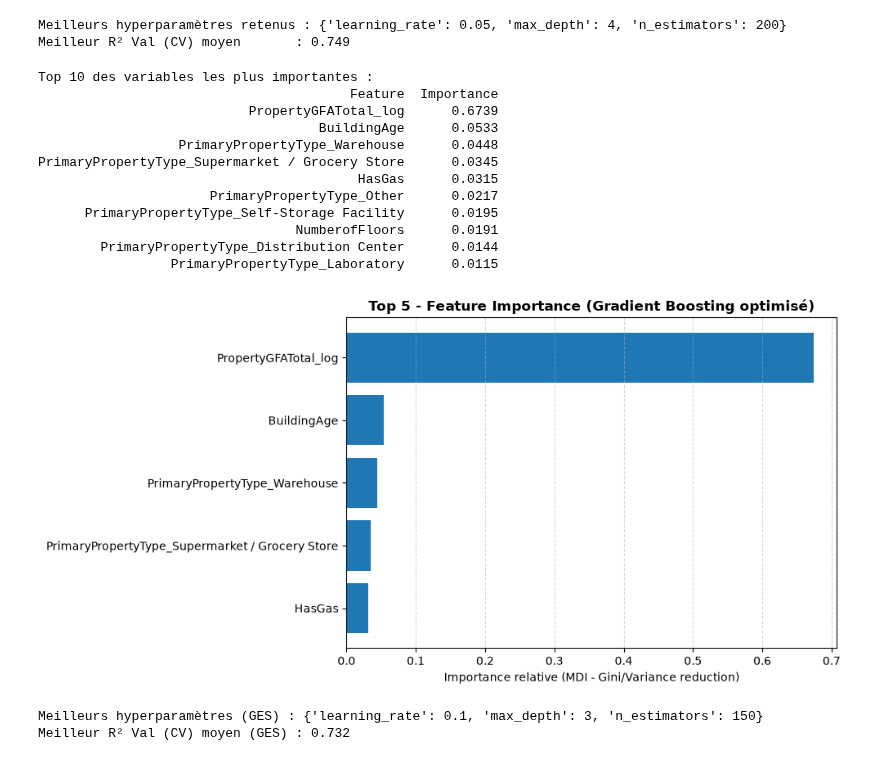
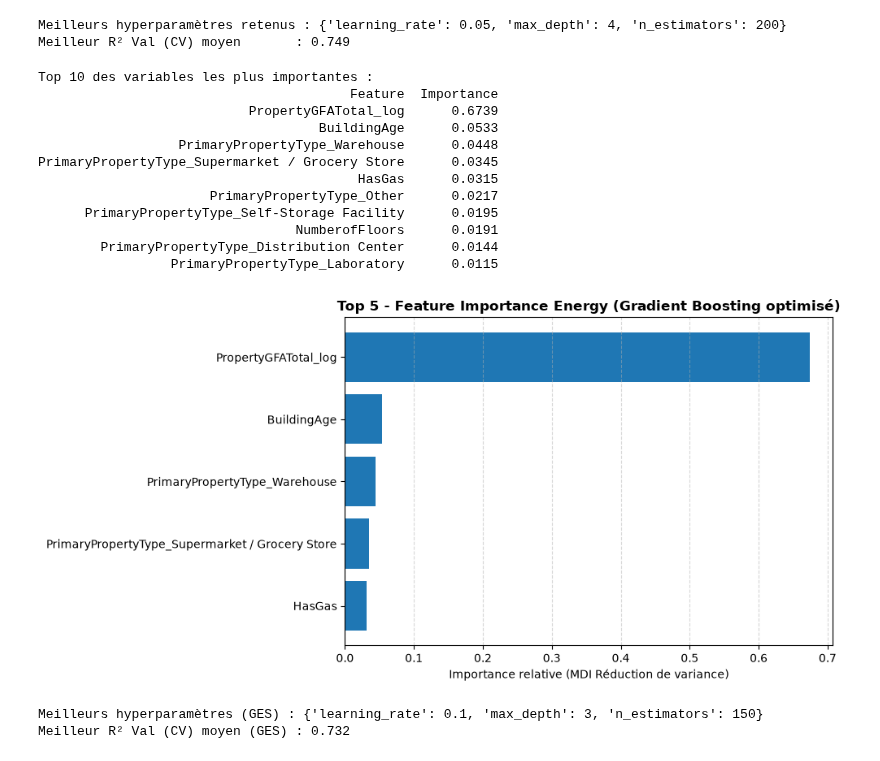
Before and after one commit to Alexis-h2/P3_OC_consommation_batiments_IA, a Jupyter notebook: Hernandez_Alexis_1_notebook_102026.ipynb, the cells around one changed output. Saved outputs shown, nothing was run; the diff lists cells and outputs as text; code cells hidden in the pictures.

Commit message:
correction de titre sur les graphs features importance

```diff
--- a/Hernandez_Alexis_1_notebook_102026.ipynb
+++ b/Hernandez_Alexis_1_notebook_102026.ipynb
@@ -1186,36 +1186,36 @@ df_importance = pd.DataFrame({
     'Importance': importances
 }).sort_values(by='Importance', ascending=False)
 
 # Affichage des 10 variables les plus impactantes
 print("\nTop 10 des variables les plus importantes :")
 print(df_importance.head(10).round(4).to_string(index=False))
 
 # Tracé graphique de l'importance des variables
 
 plt.figure(figsize=(10, 5))
 top_n = 5
 top_features = df_importance.head(top_n).sort_values(by='Importance', ascending=True)
 
 plt.barh(top_features['Feature'], top_features['Importance'], color='#1f77b4', edgecolor='none')
-plt.title(f"Top {top_n} - Feature Importance (Gradient Boosting optimisé)", fontsize=12, fontweight='bold')
-plt.xlabel("Importance relative (MDI - Gini/Variance reduction)")
+plt.title(f"Top {top_n} - Feature Importance Energy (Gradient Boosting optimisé)", fontsize=12, fontweight='bold')
+plt.xlabel("Importance relative (MDI Réduction de variance)")
 plt.grid(axis='x', linestyle='--', alpha=0.5)
 plt.tight_layout()
 plt.show()
 # %% [output]
 Top 10 des variables les plus importantes :
                                         Feature  Importance
                            PropertyGFATotal_log      0.6739
                                     BuildingAge      0.0533
                   PrimaryPropertyType_Warehouse      0.0448
 PrimaryPropertyType_Supermarket / Grocery Store      0.0345
                                          HasGas      0.0315
                       PrimaryPropertyType_Other      0.0217
       PrimaryPropertyType_Self-Storage Facility      0.0195
                                  NumberofFloors      0.0191
         PrimaryPropertyType_Distribution Center      0.0144
                  PrimaryPropertyType_Laboratory      0.0115
-[figure, old version]
+[figure, new version]
 # %%
 # Recherche des paramètres optimaux POUR GHG
 
```
Also changed, not shown: parts of 1 cell of this notebook.
